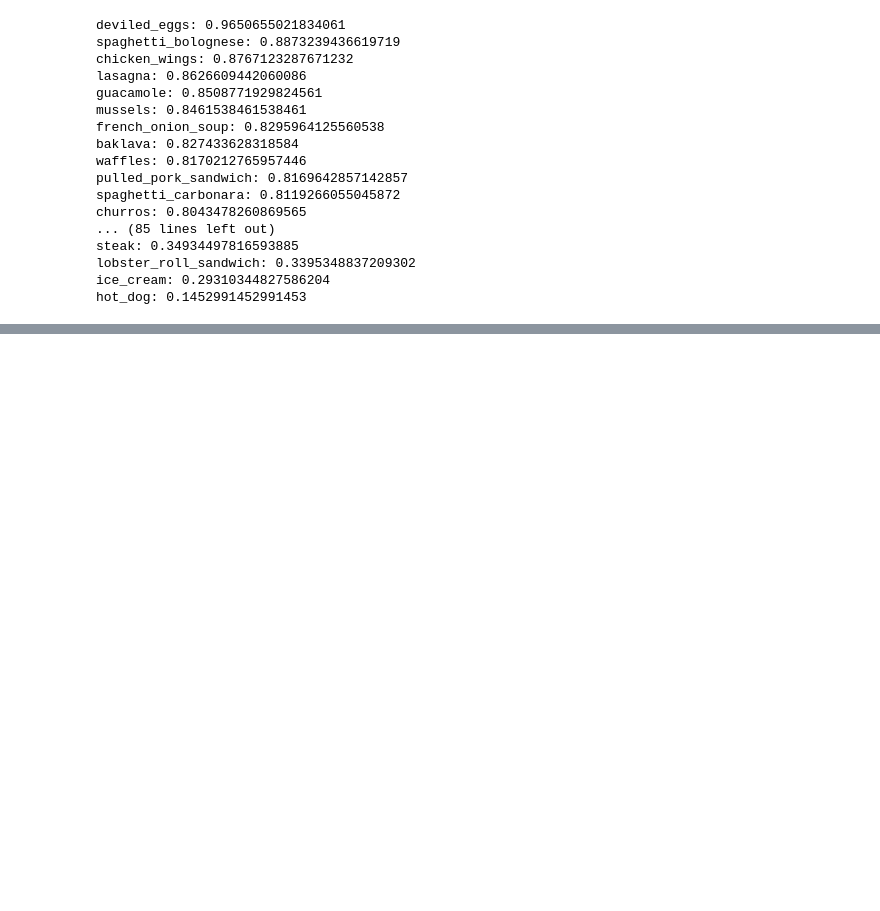
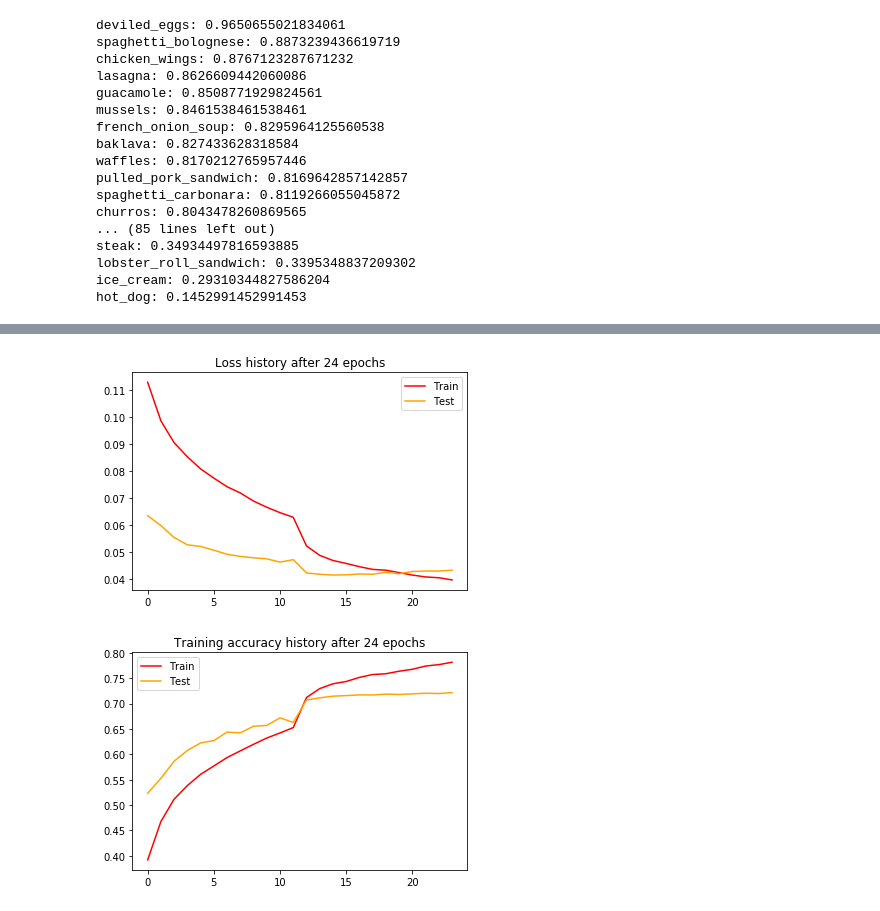
Before and after one commit to tuanh208/FoodVisor-TMM, a Jupyter notebook: FoodVisor_Inception_V3.ipynb, the cells around one changed output, grey strips where cells are left out. Cells and saved outputs as stored; diff of their text form; code cells hidden in the pictures; blank space fills up the shorter version.

```diff
--- a/FoodVisor_Inception_V3.ipynb
+++ b/FoodVisor_Inception_V3.ipynb
@@ -763,0 +824,23 @@ hot_dog: 0.1452991452991453
+# %%
+# Plot history of 24 epochs
+history = [[0.1128,0.0985,0.0904,0.0852,0.0807,0.0773,0.0741,0.0718,0.0688,0.0665,0.0645,0.0628,0.0522,0.0487,0.0468,0.0457,0.0445,0.0435,0.0432,0.0423,0.0414,0.0407,0.0404,0.0396],
+ [0.3917,0.4674,0.5116,0.5383,0.5605,0.577,0.5936,0.6068,0.6197,0.6321,0.6421,0.6527,0.7119,0.7296,0.7391,0.7436,0.7517,0.7574,0.7589,0.7639,0.7677,0.7741,0.7769,0.7816],
+ [0.0634,0.0597,0.0553,0.0526,0.052,0.0506,0.0491,0.0483,0.0478,0.0474,0.0462,0.0471,0.0422,0.0417,0.0414,0.0415,0.0418,0.0417,0.0424,0.0419,0.0427,0.0429,0.0429,0.0432],
+ [0.5232,0.5527,0.5865,0.6076,0.6225,0.627,0.6437,0.6423,0.6555,0.6569,0.672,0.6628,0.7072,0.7113,0.7147,0.7158,0.7172,0.7171,0.7187,0.7181,0.7192,0.7205,0.7199, 0.7217]]
+# %%
+plt.figure(1)
+plt.plot(history[0],color='red',label='Train')
+plt.plot(history[2],color='orange',label='Test')
+plt.legend()
+plt.title("Loss history after 24 epochs")
+
+plt.figure(2)
+plt.plot(history[1],color='red',label='Train')
+plt.plot(history[3],color='orange',label='Test')
+plt.legend()
+plt.title("Training accuracy history after 24 epochs")
+
+plt.show()
+# %% [output]
+[figure, added]
+[figure, added]
```
Also changed, not shown: parts of 38 cells of this notebook, 5 other files.
